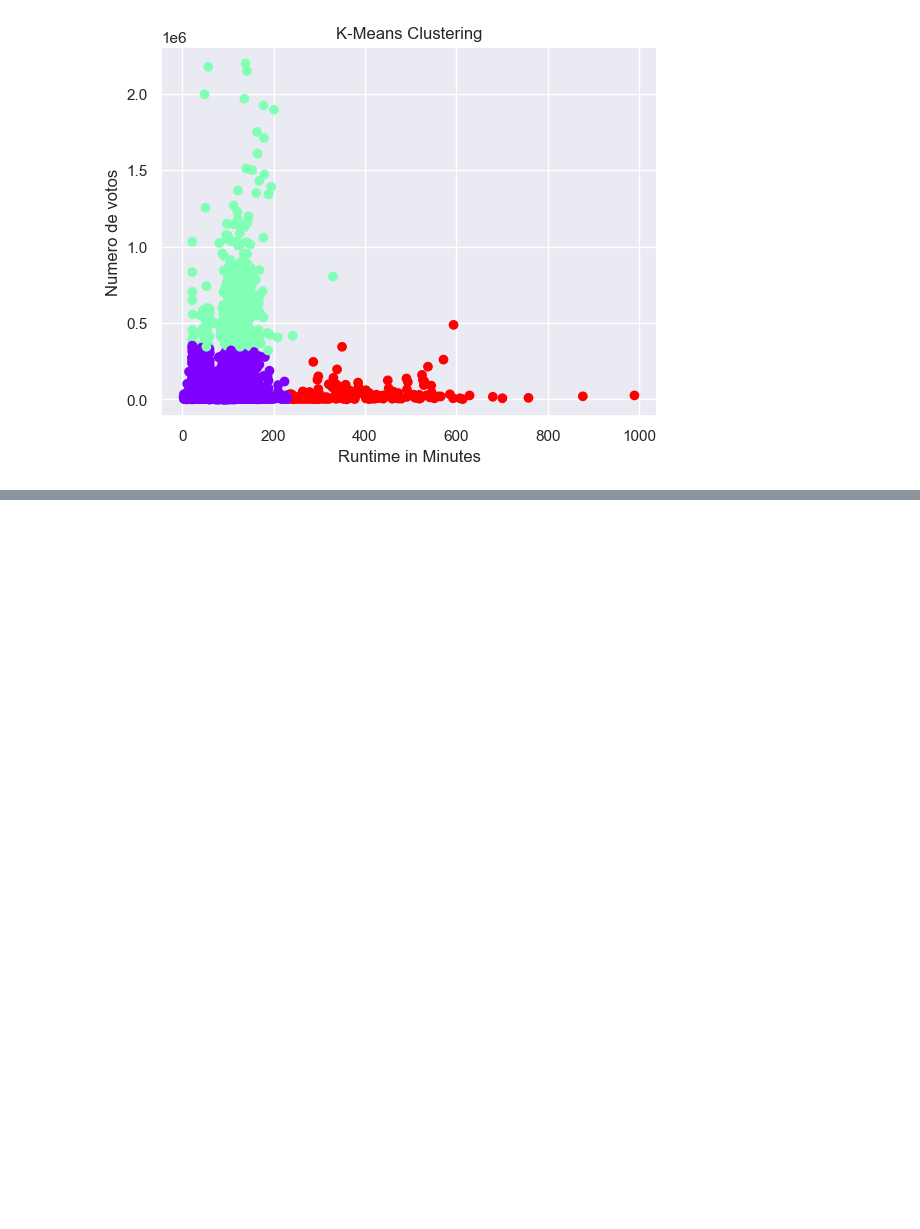
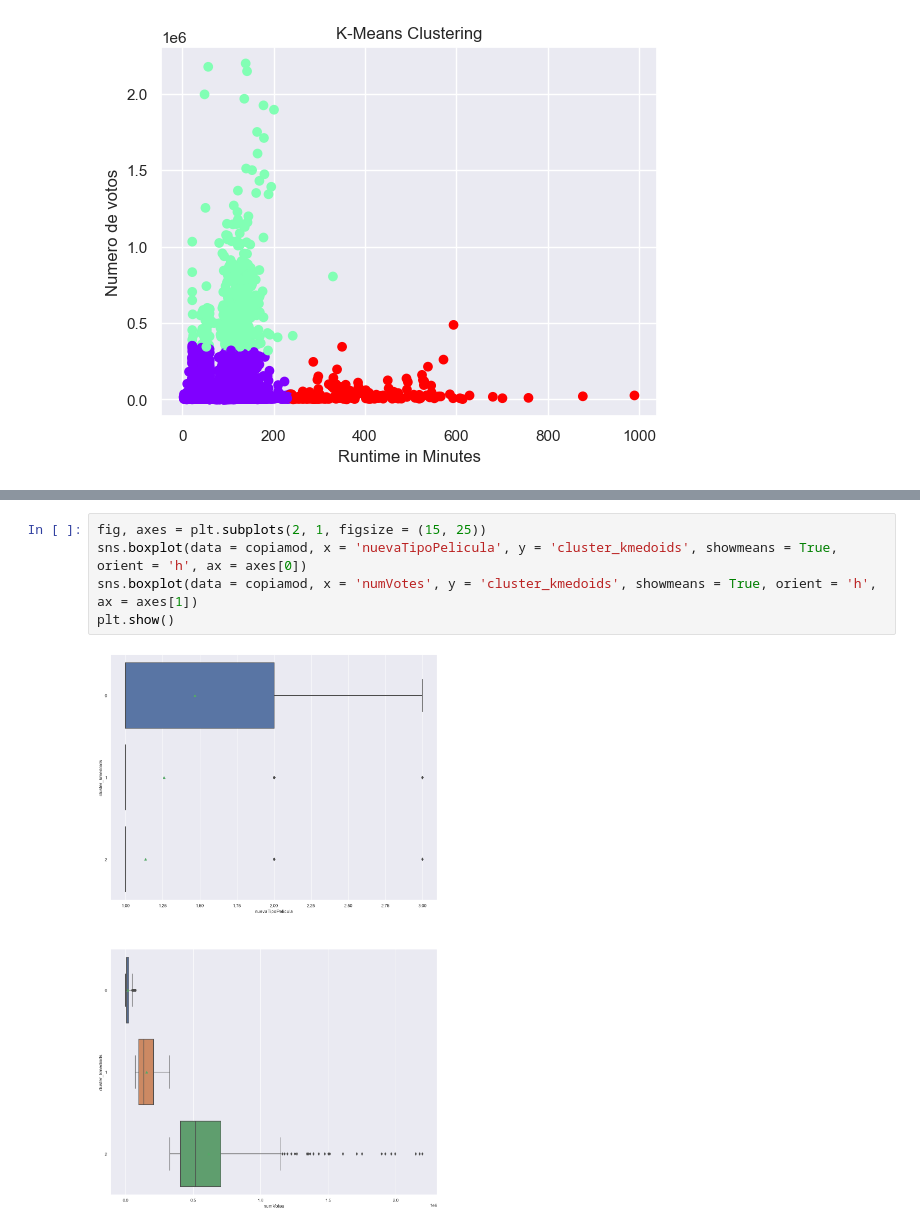
Before and after one commit to jf-garciam1/Lab-BI, a Jupyter notebook: Lab1.ipynb, the cells around one changed output, grey strips where cells are left out. Saved outputs shown, nothing was run; the diff lists cells and outputs as text; blank space fills up the shorter version.

```diff
--- a/Lab1.ipynb
+++ b/Lab1.ipynb
@@ -667,0 +700,7 @@ plt.show()
+# %%
+fig, axes = plt.subplots(2, 1, figsize = (15, 25))
+sns.boxplot(data = copiamod, x = 'nuevaTipoPelicula', y = 'cluster_kmedoids', showmeans = True, orient = 'h', ax = axes[0])
+sns.boxplot(data = copiamod, x = 'numVotes', y = 'cluster_kmedoids', showmeans = True, orient = 'h', ax = axes[1])
+plt.show()
+# %% [output]
+[figure, added]
```
Also changed, not shown: parts of 17 cells of this notebook, 2 other files.
